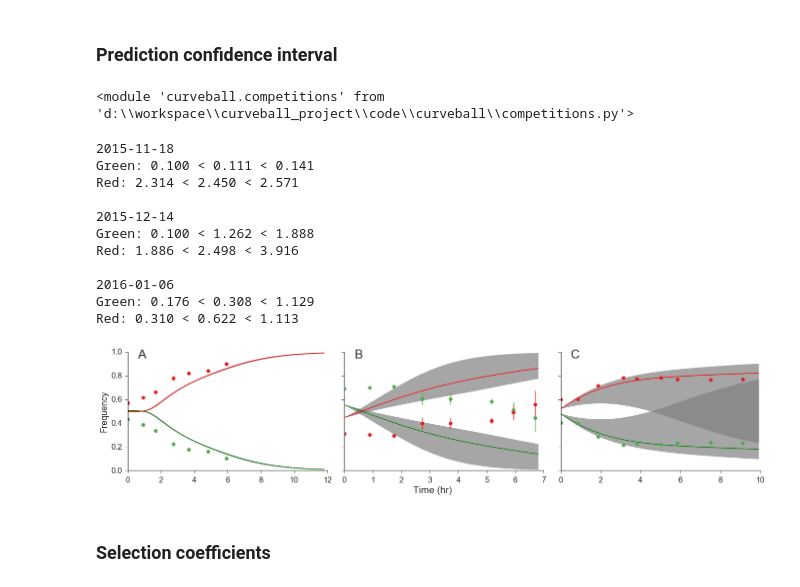
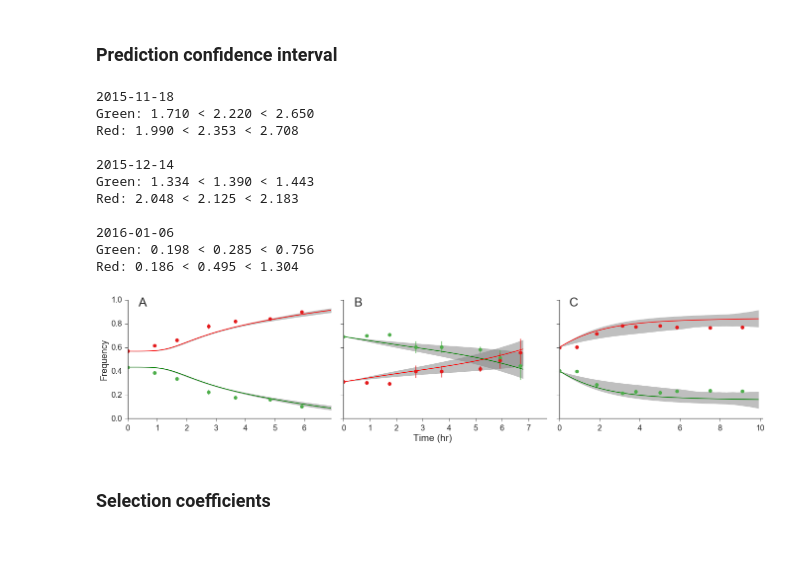
Before and after one commit to yoavram/curveball_ms, a Jupyter notebook: supp.ipynb, the cells around one changed output. Saved outputs shown, nothing was run; the diff lists cells and outputs as text; code cells hidden in the pictures; blank space fills up the shorter version.

```diff
--- a/supp.ipynb
+++ b/supp.ipynb
@@ -72,7 +74,7 @@ datasets['2015-12-14'] = {
     'OD_file': os.path.join(folder, 'tecan', 'Yoav_141215.xlsx'),
     'max_time': 7,
     'bad_wells': ['{}{}'.format(c, i) for c in 'ABCDEFGH' for i in range(4, 8)] + # used for flow samples
-                 ['B10','B11','C10','A11','E11','A12'] + # red outliers
+                 ['B10','B11','C10','A11','E11','A12', 'H11', 'G11', 'F11'] + # red outliers
                  ['D8','H8'], # RG outliers
     'flow_summary_file': os.path.join(folder, 'flow', 'flow_df_2015-12-14.csv'),
     'lag': False,
@@ -281,4 +241,14 @@ Green
 # %%
 for ds in datasets.values():
-    ds['param_samples_G'] = curveball.models.bootstrap_params(ds['dfG'], ds['model_G'], 1000)
-    ds['param_samples_R'] = curveball.models.bootstrap_params(ds['dfR'], ds['model_R'], 1000)
+    param_fix = {'y0', 'K'}
+    param_guess = None
+    if not ds['lag']:
+        param_fix.add('q0')
+        param_fix.add('v')
+        param_guess = {'q0': np.inf, 'v': np.inf}
+    ds['param_samples_G'] = curveball.models.bootstrap_params(ds['dfG'], ds['model_G'], 1000, fit_kws=dict(
+        param_fix=param_fix, param_guess=param_guess
+    ))
+    ds['param_samples_R'] = curveball.models.bootstrap_params(ds['dfR'], ds['model_R'], 1000, fit_kws=dict(
+        param_fix=param_fix, param_guess=param_guess
+    ))
@@ -286,0 +255,15 @@ TypeError: Input model_class must be a Model, but it is ModelResult
+# %%
+fig, ax = plt.subplots(len(datasets) * 2, 4, figsize=(18, 18))
+for row, (name, ds) in enumerate(datasets.items()):
+    for i, psam, color in zip((0, 1), (ds['param_samples_G'], ds['param_samples_R']), (green, red)):
+#         sns.distplot(psam.y0, kde=False, color=color, ax=ax[2 * row + i, 0])
+#         sns.distplot(psam.K, kde=False, color=color, ax=ax[2 * row + i, 1])
+        sns.distplot(psam.r, kde=False, fit=norm, color=color, ax=ax[2 * row + i, 0])
+        if 'nu' in psam:
+            sns.distplot(psam.nu, kde=False, fit=norm, color=color, ax=ax[2 * row + i, 1])
+        if np.isfinite(psam.q0).any():
+            sns.distplot(psam.q0[np.isfinite(psam.q0)], kde=False, fit=norm, color=color,  ax=ax[2 * row + i, 2])
+        if np.isfinite(psam.v).any():
+            sns.distplot(psam.v[np.isfinite(psam.v)], kde=False, fit=norm, color=color, ax=ax[2 * row + i, 3])
+fig.tight_layout()
+sns.despine()
@@ -432,6 +455,8 @@ for name, ds in datasets.items():
     RG_std = ds['dfRG'].groupby('Time').OD.std().as_matrix()
     RG_t = np.unique(ds['dfRG'].Time)
     G0, R0 = f0 * RG_model_min # expected initial OD of each strain in mixed culture
+    ds['G0'] = G0
+    ds['R0'] = R0
 
     t, y, a = curveball.competitions.fit_and_compete(
         ds['model_G'],
@@ -613,10 +638,6 @@ fig.savefig('Fig-Competition_prediction.pdf', dpi=300)
 [figure]
 # %% [markdown]
 ### Prediction confidence interval
-# %%
-reload(curveball.competitions)
-# %% [output]
-<module 'curveball.competitions' from 'd:\\workspace\\curveball_project\\code\\curveball\\competitions.py'>
 # %%
 cols = len(datasets)
 rows = 1
@@ -624,9 +645,10 @@ fig, ax = plt.subplots(rows, cols, sharex=False, sharey=True, figsize=(width * c
 for col,(name, ds) in enumerate(datasets.items()):
     # prediction with CI
     low_a, avg_a, high_a, low_f, avg_f, high_f, _, _ = curveball.competitions.fit_and_compete_ci(
-        ds['param_samples_G'],
-        ds['param_samples_R'],
+        ds['param_samples_G'],#.iloc[:100],
+        ds['param_samples_R'],#.iloc[:100],
         ds['dfRG'],
+        y0=(ds['G0'], ds['R0']),
         ci=0.95,
         ax=ax[col],
         PLOT=True,
@@ -651,40 +673,41 @@ for col,(name, ds) in enumerate(datasets.items()):
         color=red
     )
     ax[col].set_xlabel('')
     if col > 0:
         ax[col].set_ylabel('')
+    ax[col].set_xlim(0, ds['flow_summary_df'].time.max() + 1)
 
     print("{}\nGreen: {:.3f} < {:.3f} < {:.3f}\nRed: {:.3f} < {:.3f} < {:.3f}\n".format(
             name,
             low_a[0],
             avg_a[0],
             high_a[0],
             low_a[1],
             avg_a[1],
             high_a[1]
     ))
 
 fig_xlabel(fig, 'Time (hr)')
 for i, axes in enumerate(ax.flatten()):
     axes.annotate('ABCDEFGH'[i], (0.05, 0.95), xycoords='axes fraction', fontsize=panel_label_size)
 
 sns.despine()
 fig.tight_layout()
 fig.savefig('Fig-Competition_prediction_ci.png')
 fig.savefig('Fig-Competition_prediction_ci.pdf', dpi=300)
 # %% [output]
 2015-11-18
-Green: 0.100 < 0.111 < 0.141
-Red: 2.314 < 2.450 < 2.571
+Green: 1.710 < 2.220 < 2.650
+Red: 1.990 < 2.353 < 2.708
 
 2015-12-14
-Green: 0.100 < 1.262 < 1.888
-Red: 1.886 < 2.498 < 3.916
+Green: 1.334 < 1.390 < 1.443
+Red: 2.048 < 2.125 < 2.183
 
 2016-01-06
-Green: 0.176 < 0.308 < 1.129
-Red: 0.310 < 0.622 < 1.113
+Green: 0.198 < 0.285 < 0.756
+Red: 0.186 < 0.495 < 1.304
-[figure, old version]
+[figure, new version]
 # %% [markdown]
 ### Selection coefficients
 # %%
```
Also changed, not shown: parts of 15 cells of this notebook, 1 other file.
